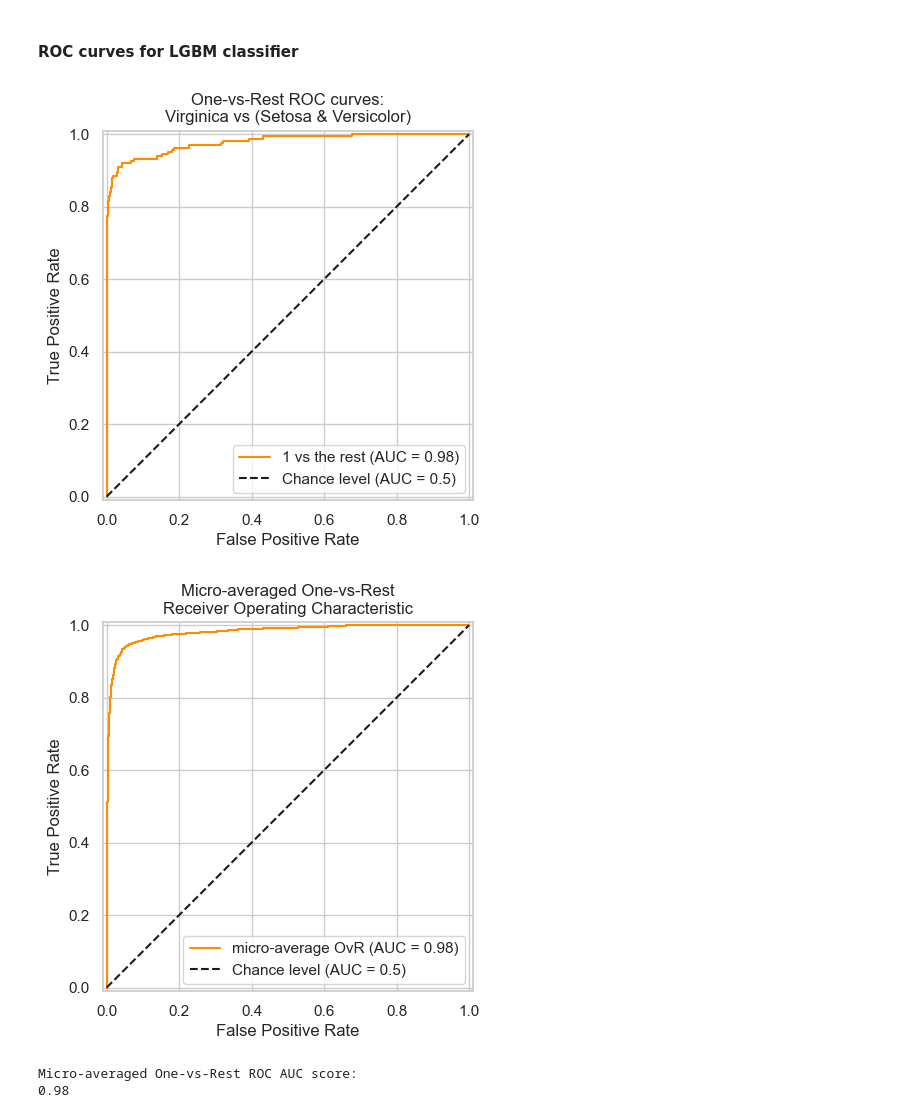
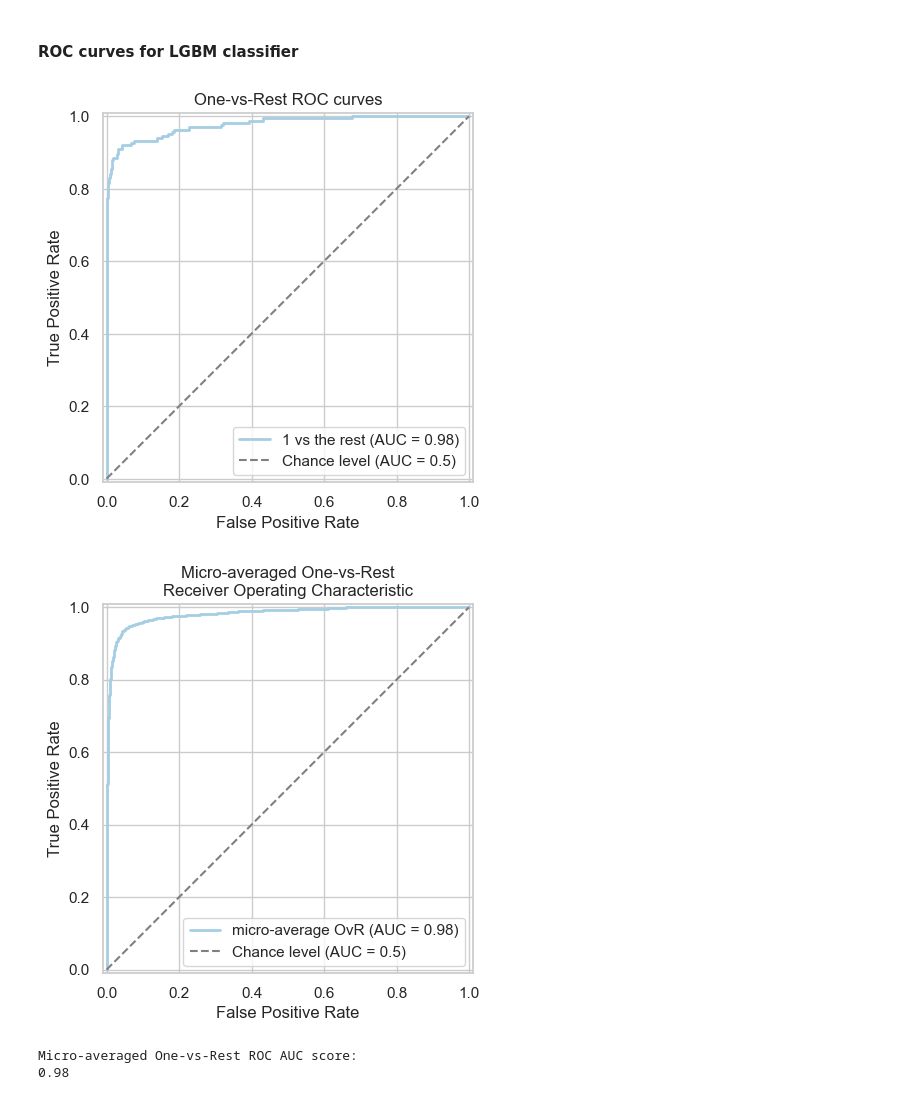
Before and after one commit to leonardo-toffalini/dmml-project, a Jupyter notebook: train.ipynb, the cells around one changed output. Drawn from its saved outputs; the diff is of its cells as text; code cells hidden in the pictures.

```diff
--- a/train.ipynb
+++ b/train.ipynb
@@ -230,34 +230,40 @@ weighted avg       0.91      0.91      0.91      1912
 # %%
 from sklearn.preprocessing import LabelBinarizer
 from sklearn.metrics import RocCurveDisplay
 
 label_binarizer = LabelBinarizer().fit(y_train)
 y_onehot_val = label_binarizer.transform(y_val)
 y_score = model_lgbm.predict_proba(X_val)
 class_of_interest = 1
 class_id = np.flatnonzero(label_binarizer.classes_ == class_of_interest)[0]
 
+c = sns.color_palette("Paired")[0]
 display = RocCurveDisplay.from_predictions(
     y_onehot_val[:, class_id],
     y_score[:, class_id],
     name=f"{class_of_interest} vs the rest",
-    color="darkorange",
+    color=c,
     plot_chance_level=True,
+    chance_level_kw={"color": "gray", "linestyle": "--", "lw": 1.5},
+    lw=2,
 )
 _ = display.ax_.set(
     xlabel="False Positive Rate",
     ylabel="True Positive Rate",
-    title="One-vs-Rest ROC curves:\nVirginica vs (Setosa & Versicolor)",
+    title="One-vs-Rest ROC curves",
 )
 # %% [output]
-[figure, old version]
+[figure, new version]
 # %%
+c = sns.color_palette("Paired")[0]
 display = RocCurveDisplay.from_predictions(
     y_onehot_val.ravel(),
     y_score.ravel(),
     name="micro-average OvR",
-    color="darkorange",
+    color=c,
     plot_chance_level=True,
+    chance_level_kw={"color": "gray", "linestyle": "--", "lw": 1.5},
+    lw=2,
 )
 _ = display.ax_.set(
     xlabel="False Positive Rate",
@@ -265,7 +271,7 @@ _ = display.ax_.set(
     title="Micro-averaged One-vs-Rest\nReceiver Operating Characteristic",
 )
 # %% [output]
-[figure, old version]
+[figure, new version]
 # %%
 from sklearn.metrics import auc, roc_curve
 
```
Also changed, not shown: parts of 9 cells of this notebook, 1 other file.
